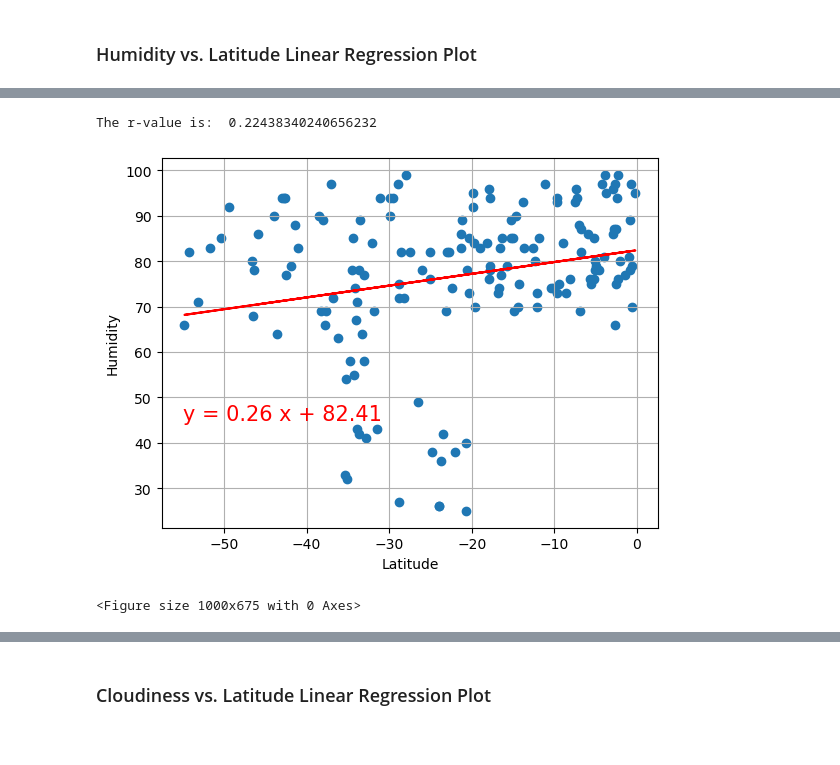
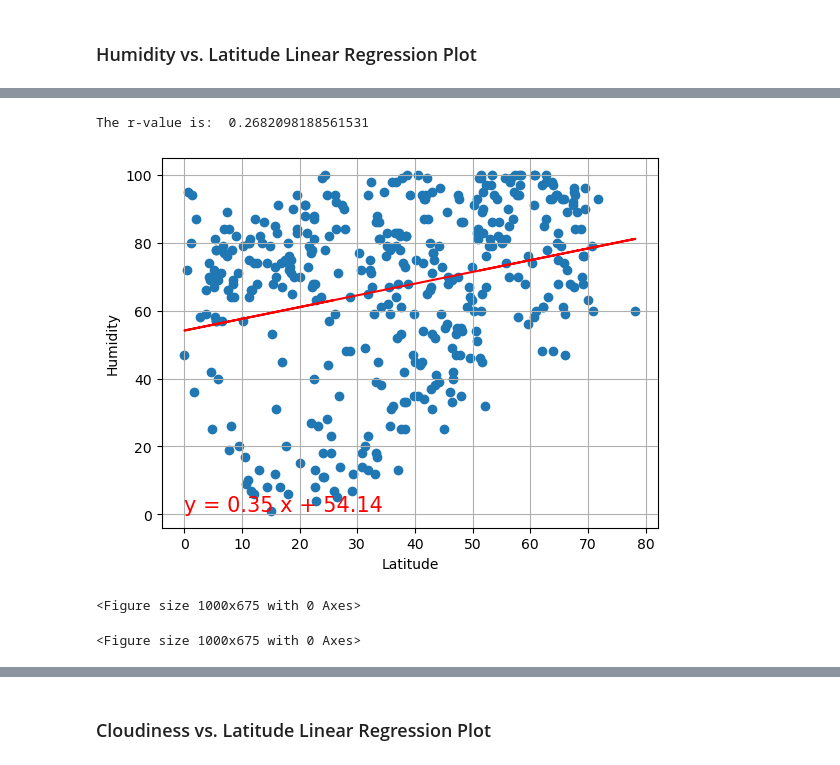
Before and after one commit to jimlhaugen/python-api-challenge-public, a Jupyter notebook: WeatherPy.ipynb, the cells around one changed output, grey strips where cells are left out. Saved outputs shown, nothing was run; the diff lists cells and outputs as text; code cells hidden in the pictures.

```diff
--- a/WeatherPy.ipynb
+++ b/WeatherPy.ipynb
@@ -464,34 +407,19 @@ The r-value is:  0.21045661407961802
-# %%
-# Southern Hemisphere
-x = southern_hemi_df["Lat"]
-y = southern_hemi_df["Humidity"]
-
-res = linregress(x, y)
-print("The r-value is: ", res.rvalue)
-slope, intercept = np.polyfit(x, y, 1)
-annotation = "y = " + str(round(slope,2)) + " x + " + str(round(intercept,2))
-
-plt.scatter(
-    x=x,
-    y=y,
-    marker="o"
-)
-plt.plot(x, slope * x + intercept, color='red')
-
-# Incorporate the other graph properties
-plt.annotate(annotation,(-55,45), fontsize=15, color="red")
-plt.xlabel("Latitude")
-plt.ylabel("Humidity")
-plt.grid(True)
-plt.figure(figsize=(10, 6.75))
-
-
-# Save the figure
-plt.savefig("output_data/Fig2.png")
-
-# Show plot
-plt.show()
-# %% [output]
-The r-value is:  0.22438340240656232
-[figure, removed]
-<Figure size 1000x675 with 0 Axes>
+# %%
+# Northern Hemisphere
+x = northern_hemi_df["Lat"]
+y = northern_hemi_df["Humidity"]
+y_label = "Humidity"
+slope1 = 0
+intercept1 = 0
+plot_with_regression(x, y, slope1, intercept1, y_label)
+
+# Save the figure
+plt.savefig("output_data/Fig2.png")
+
+# Show plot
+plt.show()
+# %% [output]
+The r-value is:  0.2682098188561531
+[figure, added]
+<Figure size 1000x675 with 0 Axes>
+<Figure size 1000x675 with 0 Axes>
```
Also changed, not shown: parts of 32 cells of this notebook, 2 other files.
